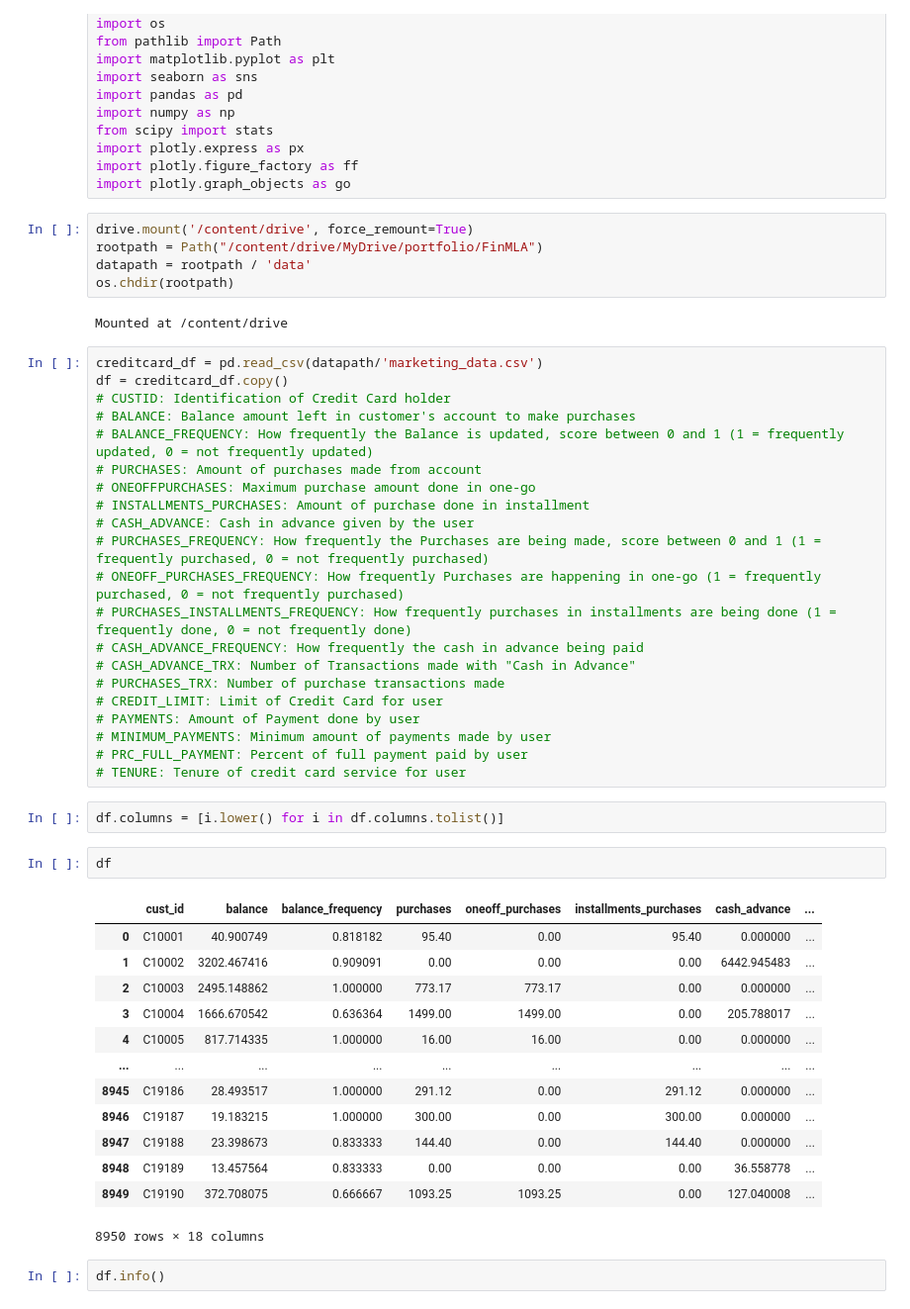
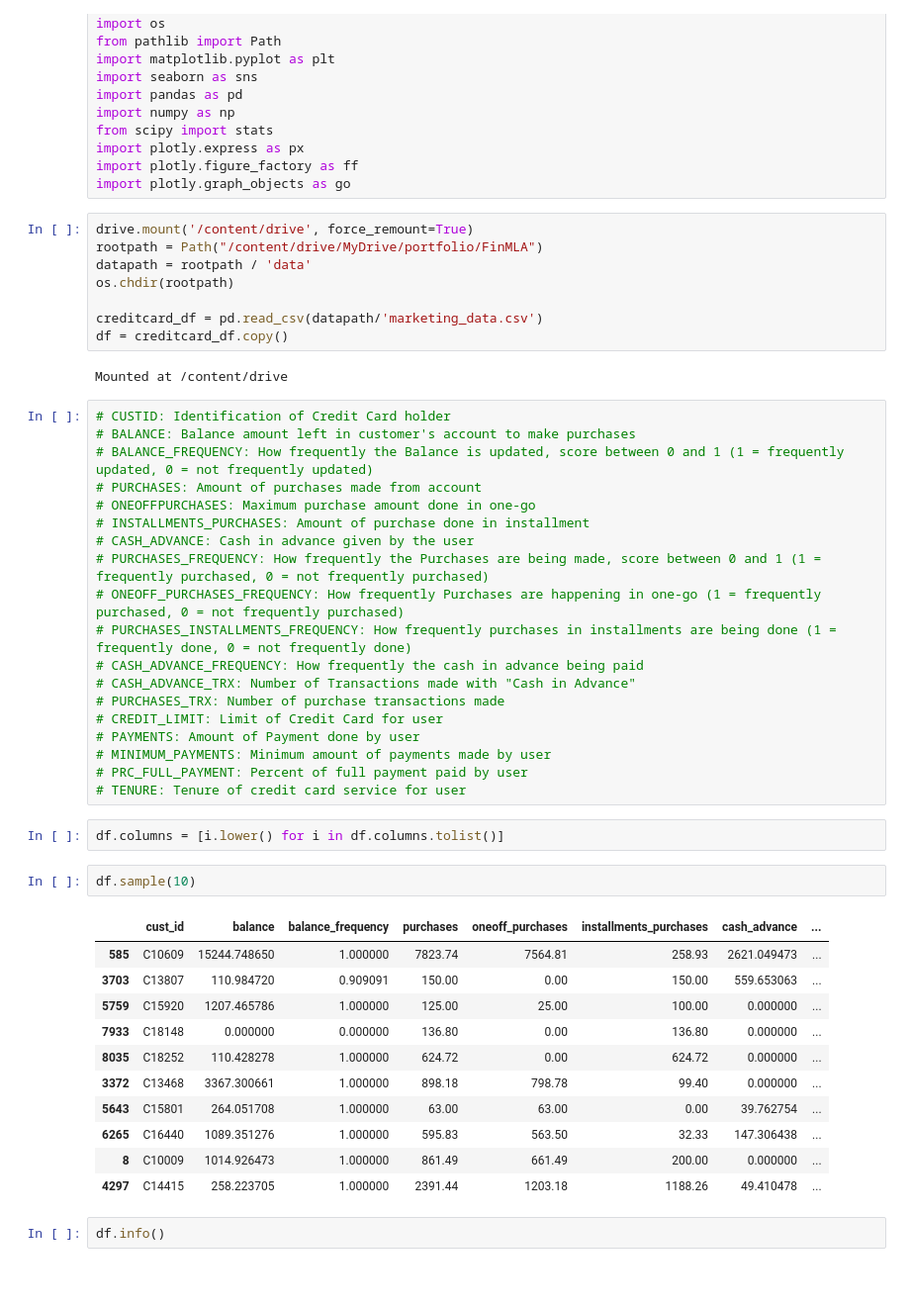
Before and after one commit to josephxlp/FinMLA, a Jupyter notebook: CreditCardSegmentation.ipynb, the cells around one changed output. Shown at 99% size. Cells and saved outputs as stored; diff of their text form; blank space fills up the shorter version.

```diff
--- a/CreditCardSegmentation.ipynb
+++ b/CreditCardSegmentation.ipynb
@@ -24,11 +26,12 @@ drive.mount('/content/drive', force_remount=True)
 rootpath = Path("/content/drive/MyDrive/portfolio/FinMLA")
 datapath = rootpath / 'data'
 os.chdir(rootpath)
+
+creditcard_df = pd.read_csv(datapath/'marketing_data.csv')
+df = creditcard_df.copy()
 # %% [output]
 Mounted at /content/drive
 # %%
-creditcard_df = pd.read_csv(datapath/'marketing_data.csv')
-df = creditcard_df.copy()
 # CUSTID: Identification of Credit Card holder
 # BALANCE: Balance amount left in customer's account to make purchases
 # BALANCE_FREQUENCY: How frequently the Balance is updated, score between 0 and 1 (1 = frequently updated, 0 = not frequently updated)
@@ -50,21 +53,19 @@ df = creditcard_df.copy()
 # %%
 df.columns = [i.lower() for i in df.columns.tolist()]
 # %%
-df
+df.sample(10)
 # %% [output]
 |  | cust_id | balance | balance_frequency | purchases | oneoff_purchases | installments_purchases | cash_advance | ... |
-| 0 | C10001 | 40.900749 | 0.818182 | 95.40 | 0.00 | 95.40 | 0.000000 | ... |
-| 1 | C10002 | 3202.467416 | 0.909091 | 0.00 | 0.00 | 0.00 | 6442.945483 | ... |
-| 2 | C10003 | 2495.148862 | 1.000000 | 773.17 | 773.17 | 0.00 | 0.000000 | ... |
-| 3 | C10004 | 1666.670542 | 0.636364 | 1499.00 | 1499.00 | 0.00 | 205.788017 | ... |
-| 4 | C10005 | 817.714335 | 1.000000 | 16.00 | 16.00 | 0.00 | 0.000000 | ... |
-| ... | ... | ... | ... | ... | ... | ... | ... | ... |
-| 8945 | C19186 | 28.493517 | 1.000000 | 291.12 | 0.00 | 291.12 | 0.000000 | ... |
-| 8946 | C19187 | 19.183215 | 1.000000 | 300.00 | 0.00 | 300.00 | 0.000000 | ... |
-| 8947 | C19188 | 23.398673 | 0.833333 | 144.40 | 0.00 | 144.40 | 0.000000 | ... |
-| 8948 | C19189 | 13.457564 | 0.833333 | 0.00 | 0.00 | 0.00 | 36.558778 | ... |
-| 8949 | C19190 | 372.708075 | 0.666667 | 1093.25 | 1093.25 | 0.00 | 127.040008 | ... |
+| 585 | C10609 | 15244.748650 | 1.000000 | 7823.74 | 7564.81 | 258.93 | 2621.049473 | ... |
+| 3703 | C13807 | 110.984720 | 0.909091 | 150.00 | 0.00 | 150.00 | 559.653063 | ... |
+| 5759 | C15920 | 1207.465786 | 1.000000 | 125.00 | 25.00 | 100.00 | 0.000000 | ... |
+| 7933 | C18148 | 0.000000 | 0.000000 | 136.80 | 0.00 | 136.80 | 0.000000 | ... |
+| 8035 | C18252 | 110.428278 | 1.000000 | 624.72 | 0.00 | 624.72 | 0.000000 | ... |
+| 3372 | C13468 | 3367.300661 | 1.000000 | 898.18 | 798.78 | 99.40 | 0.000000 | ... |
+| 5643 | C15801 | 264.051708 | 1.000000 | 63.00 | 63.00 | 0.00 | 39.762754 | ... |
+| 6265 | C16440 | 1089.351276 | 1.000000 | 595.83 | 563.50 | 32.33 | 147.306438 | ... |
+| 8 | C10009 | 1014.926473 | 1.000000 | 861.49 | 661.49 | 200.00 | 0.000000 | ... |
+| 4297 | C14415 | 258.223705 | 1.000000 | 2391.44 | 1203.18 | 1188.26 | 49.410478 | ... |
-8950 rows × 18 columns
 # %%
 df.info()
 # %% [output]
```
Also changed, not shown: parts of 15 cells of this notebook.
